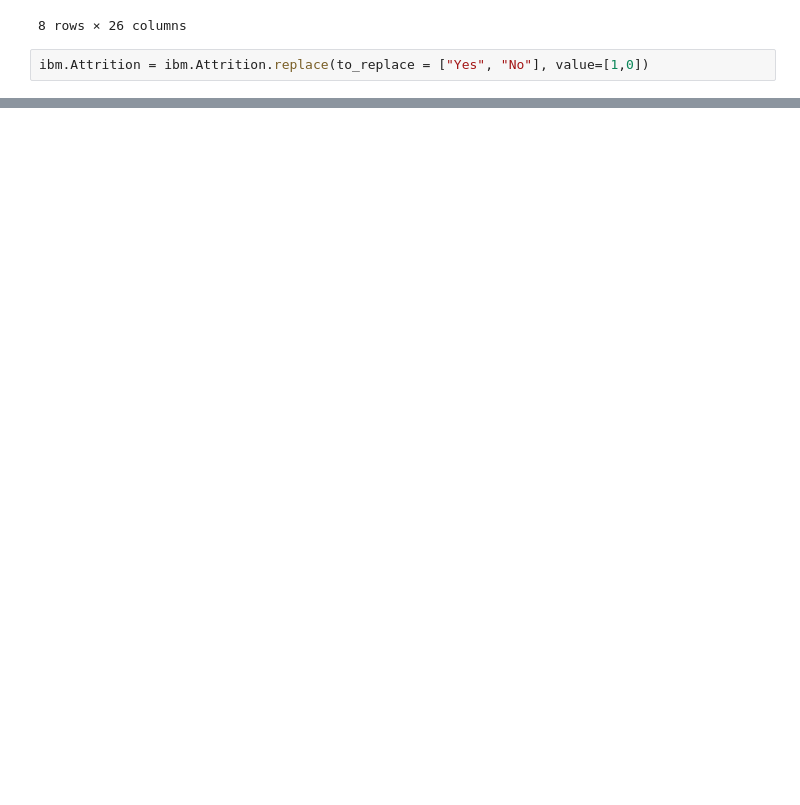
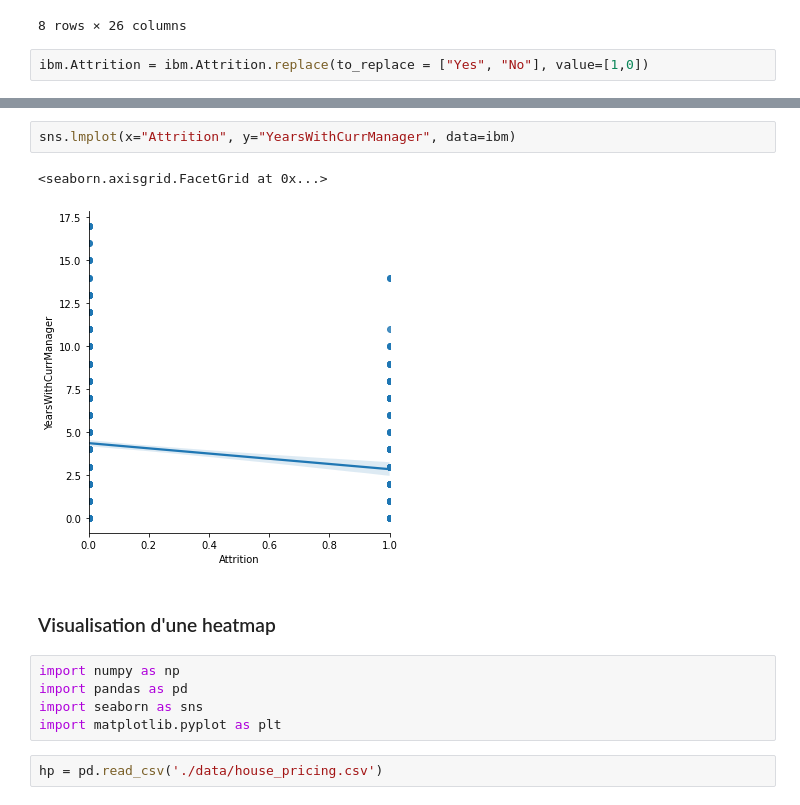
Before and after one commit to SimonMlt/MathsAlgo, a Jupyter notebook: ExoDatasets.ipynb, the cells around one changed output, grey strips where cells are left out. Cells and saved outputs as stored; diff of their text form; blank space fills up the shorter version.

```diff
--- a/ExoDatasets.ipynb
+++ b/ExoDatasets.ipynb
@@ -175,0 +243,14 @@ sns.histplot(data=ibm, y="EducationField", x="Attrition")
+# %%
+sns.lmplot(x="Attrition", y="YearsWithCurrManager", data=ibm)
+# %% [output]
+<seaborn.axisgrid.FacetGrid at 0x...>
+[figure, added]
+# %% [markdown]
+### Visualisation d'une heatmap
+# %%
+import numpy as np
+import pandas as pd
+import seaborn as sns
+import matplotlib.pyplot as plt
+# %%
+hp = pd.read_csv('./data/house_pricing.csv')
```
Also changed, not shown: parts of 18 cells of this notebook.
